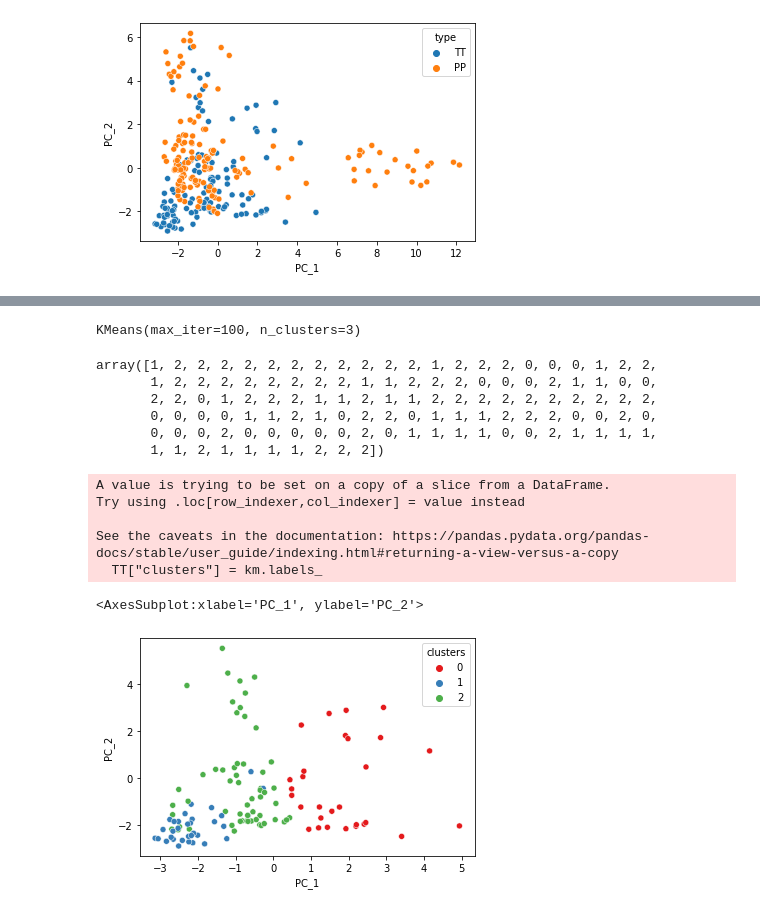
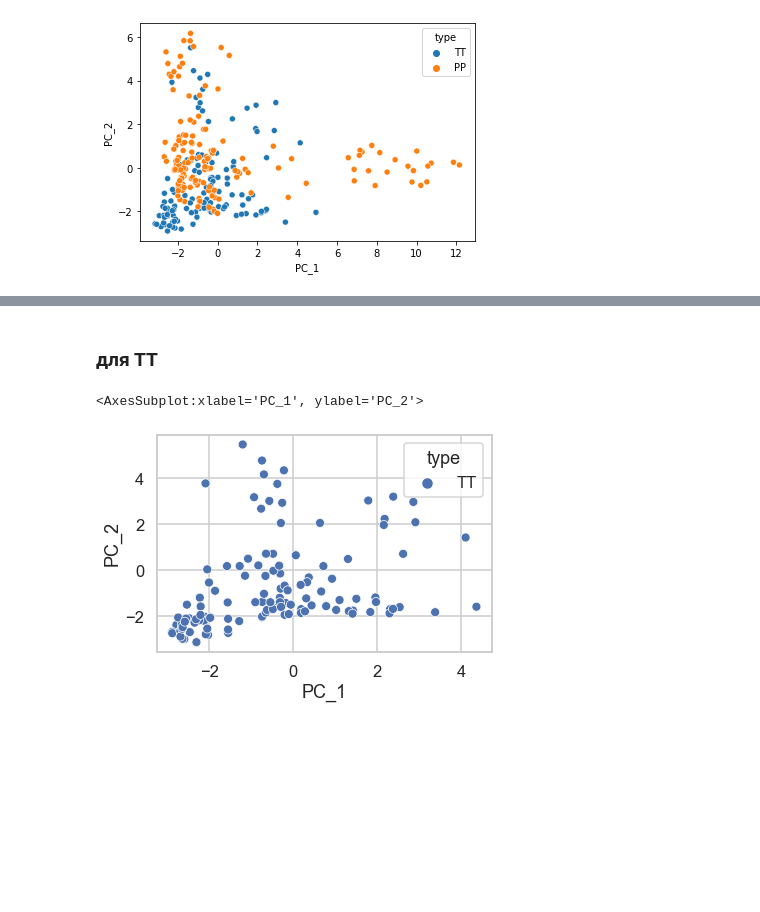
Before and after one commit to hukitoc94/Archangelskoe_NDTI_project, a Jupyter notebook: archangelskoe_K-means.ipynb, the cells around one changed output, grey strips where cells are left out. Drawn from its saved outputs; the diff is of its cells as text; code cells hidden in the pictures; blank space fills up the shorter version.

Commit message:
pca и k-means

```diff
--- a/archangelskoe_K-means.ipynb
+++ b/archangelskoe_K-means.ipynb
@@ -178,5 +186,3 @@ sns.scatterplot(x = 'PC_1', y = 'PC_2', hue = 'type', data = principal_NDVI)
 # %% [output]
 <AxesSubplot:xlabel='PC_1', ylabel='PC_2'>
 [figure]
-# %%
-median_NDVI[['PC_1', 'PC_2']] = principal_NDVI[['PC_1', 'PC_2']]
@@ -182,0 +191,19 @@ median_NDVI[['PC_1', 'PC_2']] = principal_NDVI[['PC_1', 'PC_2']]
+# %%
+median_NDVI_nowinter = median_NDVI.loc[:,columns_to_pca][median_NDVI.loc[:,columns_to_pca] >0.1].dropna(axis='columns')
+median_NDVI_nowinter[["number",'type']] = median_NDVI[["number",'type']]
+# %%
+x_NOwinter = median_NDVI_nowinter.iloc[:,:-2].values
+
+x_NOwinter = StandardScaler().fit_transform(x_NOwinter) #стандартизация данных
+
+
+y_NOwinter = median_NDVI_nowinter.loc[:,["type"]].values
+pca_NOwinter = PCA(n_components = 10) #задали колличество компонет
+pca_NOwinter.fit(x_NOwinter)
+principalComponents_pca_NOwinter = pca_NOwinter.fit_transform(x_NOwinter) # трансформировали датафрейм
+principal_NDVI_NOwinter = pd.DataFrame(data = principalComponents_pca_NOwinter , columns = [("PC_" + str(i)) for i in range(1,11) ]) #создали датасет
+principal_NDVI_NOwinter['type'] = y_NOwinter
+plt.plot(np.cumsum(pca_NOwinter.explained_variance_ratio_))
+plt.xlabel('колличество компонент')
+plt.ylabel('объясняемая вариация %')
+pca_NOwinter.explained_variance_ratio_
@@ -198,26 +234,8 @@ x = StandardScaler().fit_transform(x) #стандартизация данных
-# %%
-km = KMeans(n_clusters=3, max_iter=100) #параметры k-means
-
-km.fit(x) # обучение модели
-# %% [output]
-KMeans(max_iter=100, n_clusters=3)
-# %%
-km.labels_
-# %% [output]
-array([1, 2, 2, 2, 2, 2, 2, 2, 2, 2, 2, 2, 1, 2, 2, 2, 0, 0, 0, 1, 2, 2,
-       1, 2, 2, 2, 2, 2, 2, 2, 2, 1, 1, 2, 2, 2, 0, 0, 0, 2, 1, 1, 0, 0,
-       2, 2, 0, 1, 2, 2, 2, 1, 1, 2, 1, 1, 2, 2, 2, 2, 2, 2, 2, 2, 2, 2,
-       0, 0, 0, 0, 1, 1, 2, 1, 0, 2, 2, 0, 1, 1, 1, 2, 2, 2, 0, 0, 2, 0,
-       0, 0, 0, 2, 0, 0, 0, 0, 0, 2, 0, 1, 1, 1, 1, 0, 0, 2, 1, 1, 1, 1,
-       1, 1, 2, 1, 1, 1, 1, 2, 2, 2])
+# %% [markdown]
+### для ТТ
 # %%
-TT["clusters"] = km.labels_
-sns.scatterplot(x = 'PC_1', y = 'PC_2', hue = "clusters",   palette='Set1',data = TT)
+TRAD_PCA = principal_NDVI_NOwinter[principal_NDVI_NOwinter.type == 'TT']
+sns.scatterplot(x = 'PC_1', y = 'PC_2', hue = 'type', data = TRAD_PCA)
 # %% [output]
-A value is trying to be set on a copy of a slice from a DataFrame.
-Try using .loc[row_indexer,col_indexer] = value instead
-
-See the caveats in the documentation: https://pandas.pydata.org/pandas-docs/stable/user_guide/indexing.html#returning-a-view-versus-a-copy
-  TT["clusters"] = km.labels_
+<AxesSubplot:xlabel='PC_1', ylabel='PC_2'>
-<AxesSubplot:xlabel='PC_1', ylabel='PC_2'>
-[figure, old version]
+[figure, new version]
```
Also changed, not shown: parts of 35 cells of this notebook.
